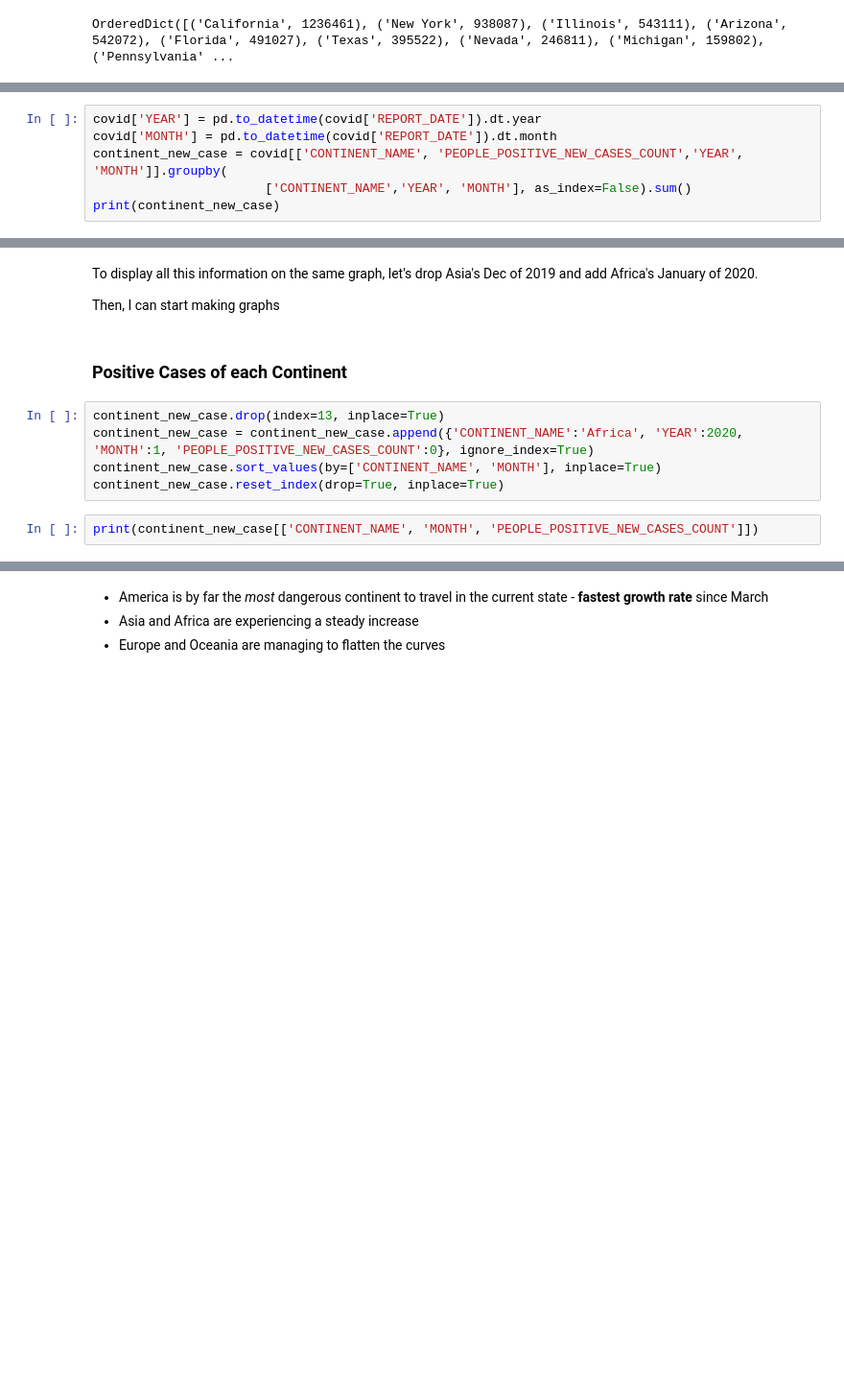
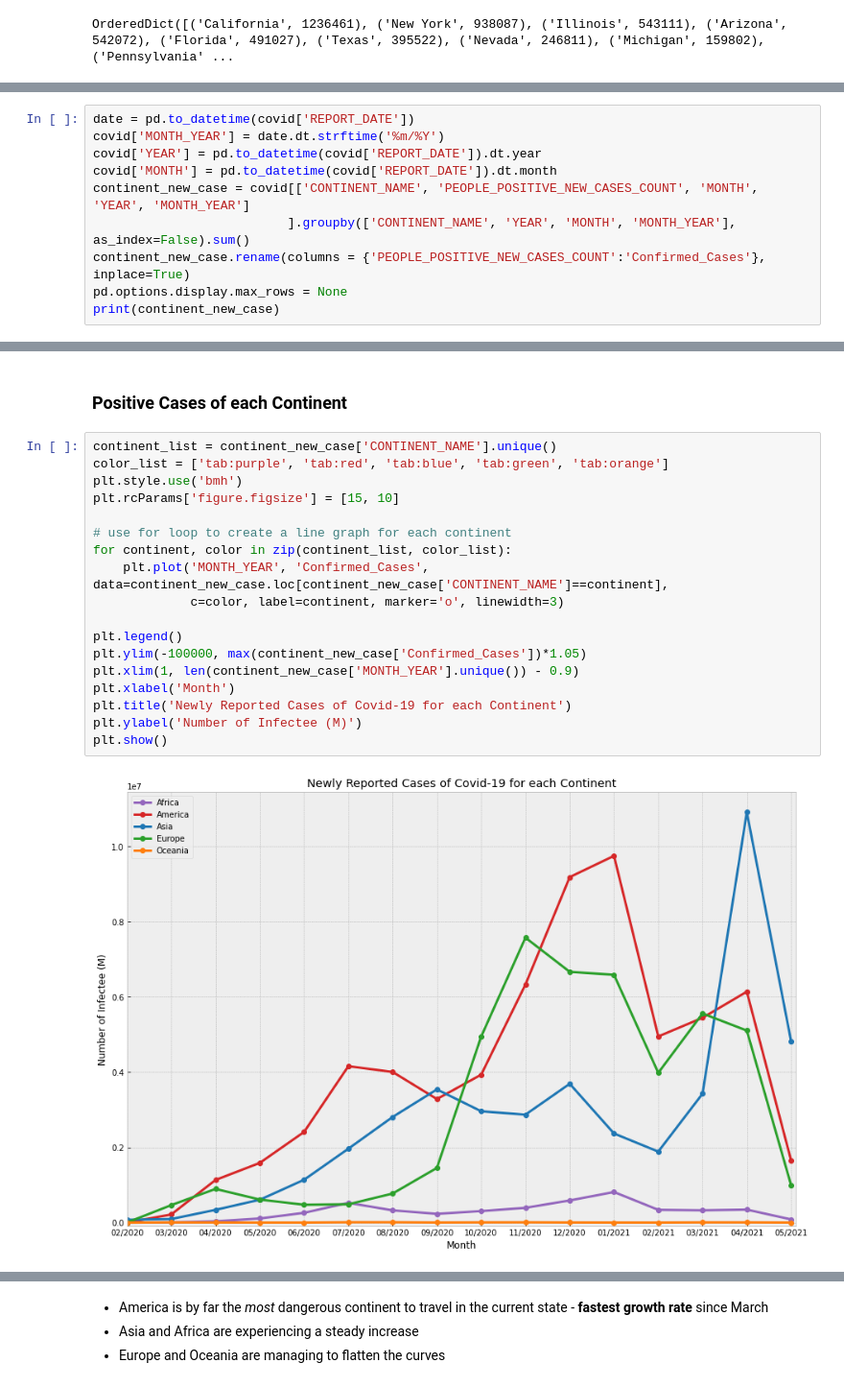
Before and after one commit to tw7366/Projects, a Jupyter notebook: Projects/Covid-19.ipynb, the cells around one changed output, grey strips where cells are left out. Shown at 96% size. Saved outputs shown, nothing was run; the diff lists cells and outputs as text; blank space fills up the shorter version.

Commit message:
completely redid the graph of newly reported monthly cases, and how aggregation of all monthly cases is done

```diff
--- a/Projects/Covid-19.ipynb
+++ b/Projects/Covid-19.ipynb
@@ -234,8 +234,12 @@ California, the state with the highest population has experienced extremely high
 * Use month as the time measurement unit
 * Create a newly reported cases graph
 # %%
+date = pd.to_datetime(covid['REPORT_DATE'])
+covid['MONTH_YEAR'] = date.dt.strftime('%m/%Y')
 covid['YEAR'] = pd.to_datetime(covid['REPORT_DATE']).dt.year
 covid['MONTH'] = pd.to_datetime(covid['REPORT_DATE']).dt.month
-continent_new_case = covid[['CONTINENT_NAME', 'PEOPLE_POSITIVE_NEW_CASES_COUNT','YEAR', 'MONTH']].groupby(
-                       ['CONTINENT_NAME','YEAR', 'MONTH'], as_index=False).sum()
+continent_new_case = covid[['CONTINENT_NAME', 'PEOPLE_POSITIVE_NEW_CASES_COUNT', 'MONTH', 'YEAR', 'MONTH_YEAR']
+                          ].groupby(['CONTINENT_NAME', 'YEAR', 'MONTH', 'MONTH_YEAR'], as_index=False).sum()
+continent_new_case.rename(columns = {'PEOPLE_POSITIVE_NEW_CASES_COUNT':'Confirmed_Cases'}, inplace=True)
+pd.options.display.max_rows = None
 print(continent_new_case)
@@ -242,13 +264,22 @@ print(continent_new_case)
-# %% [markdown]
-To display all this information on the same graph, let's drop Asia's Dec of 2019 and add Africa's January of 2020.
-
-Then, I can start making graphs
 # %% [markdown]
 ### Positive Cases of each Continent
-# %%
-continent_new_case.drop(index=13, inplace=True)
-continent_new_case = continent_new_case.append({'CONTINENT_NAME':'Africa', 'YEAR':2020, 'MONTH':1, 'PEOPLE_POSITIVE_NEW_CASES_COUNT':0}, ignore_index=True)
-continent_new_case.sort_values(by=['CONTINENT_NAME', 'MONTH'], inplace=True)
-continent_new_case.reset_index(drop=True, inplace=True)
-# %%
-print(continent_new_case[['CONTINENT_NAME', 'MONTH', 'PEOPLE_POSITIVE_NEW_CASES_COUNT']])
+# %%
+continent_list = continent_new_case['CONTINENT_NAME'].unique()
+color_list = ['tab:purple', 'tab:red', 'tab:blue', 'tab:green', 'tab:orange']
+plt.style.use('bmh')
+plt.rcParams['figure.figsize'] = [15, 10]
+
+# use for loop to create a line graph for each continent
+for continent, color in zip(continent_list, color_list):
+    plt.plot('MONTH_YEAR', 'Confirmed_Cases', data=continent_new_case.loc[continent_new_case['CONTINENT_NAME']==continent],
+             c=color, label=continent, marker='o', linewidth=3)
+
+plt.legend()
+plt.ylim(-100000, max(continent_new_case['Confirmed_Cases'])*1.05)
+plt.xlim(1, len(continent_new_case['MONTH_YEAR'].unique()) - 0.9)
+plt.xlabel('Month')
+plt.title('Newly Reported Cases of Covid-19 for each Continent')
+plt.ylabel('Number of Infectee (M)')
+plt.show()
+# %% [output]
+[figure, added]
```
Also changed, not shown: parts of 11 cells of this notebook.
